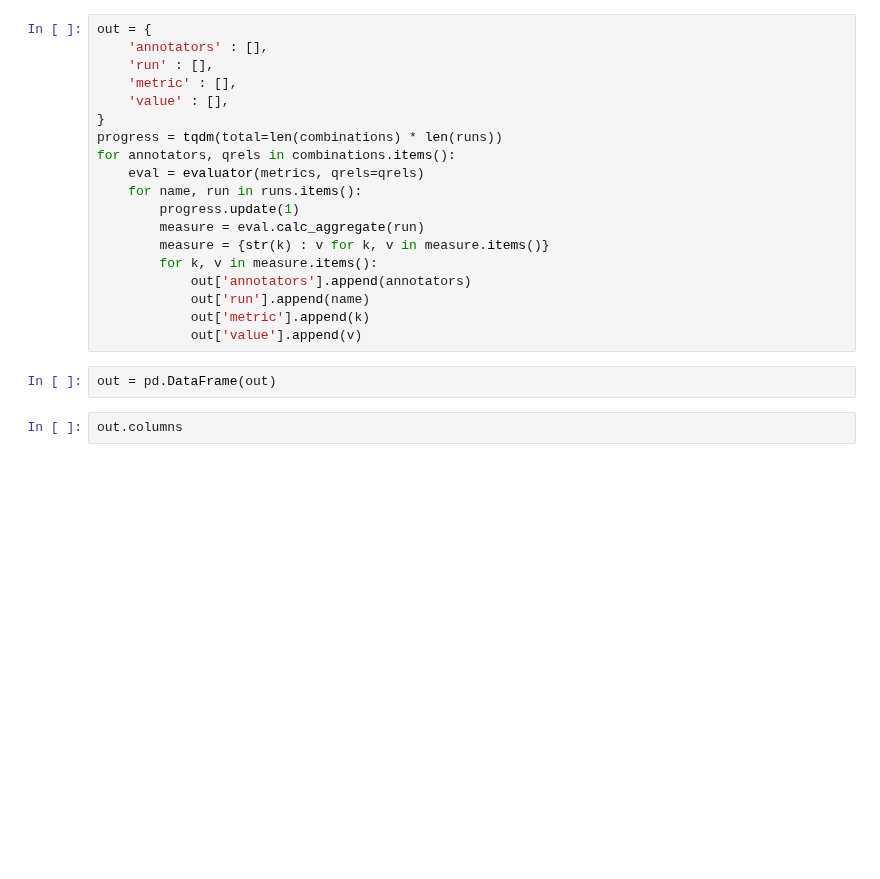
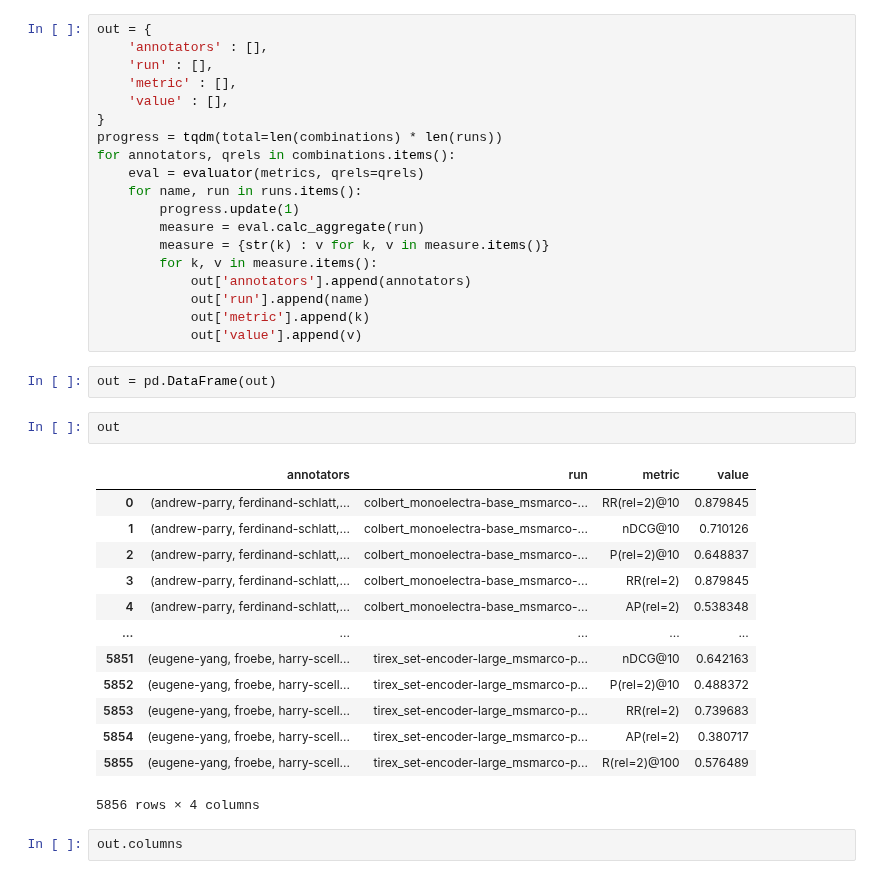
Before and after one commit to Parry-Parry/sigir25-annotation, a Jupyter notebook: analysis/main/system_order.ipynb, the cells around one changed output. Cells and saved outputs as stored; diff of their text form; blank space fills up the shorter version.

```diff
--- a/analysis/main/system_order.ipynb
+++ b/analysis/main/system_order.ipynb
@@ -190,6 +190,22 @@ for annotators, qrels in combinations.items():
             out['value'].append(v)
 # %%
 out = pd.DataFrame(out)
+# %%
+out
+# %% [output]
+|  | annotators | run | metric | value |
+| 0 | (andrew-parry, ferdinand-schlatt,... | colbert_monoelectra-base_msmarco-... | RR(rel=2)@10 | 0.879845 |
+| 1 | (andrew-parry, ferdinand-schlatt,... | colbert_monoelectra-base_msmarco-... | nDCG@10 | 0.710126 |
+| 2 | (andrew-parry, ferdinand-schlatt,... | colbert_monoelectra-base_msmarco-... | P(rel=2)@10 | 0.648837 |
+| 3 | (andrew-parry, ferdinand-schlatt,... | colbert_monoelectra-base_msmarco-... | RR(rel=2) | 0.879845 |
+| 4 | (andrew-parry, ferdinand-schlatt,... | colbert_monoelectra-base_msmarco-... | AP(rel=2) | 0.538348 |
+| ... | ... | ... | ... | ... |
+| 5851 | (eugene-yang, froebe, harry-scell... | tirex_set-encoder-large_msmarco-p... | nDCG@10 | 0.642163 |
+| 5852 | (eugene-yang, froebe, harry-scell... | tirex_set-encoder-large_msmarco-p... | P(rel=2)@10 | 0.488372 |
+| 5853 | (eugene-yang, froebe, harry-scell... | tirex_set-encoder-large_msmarco-p... | RR(rel=2) | 0.739683 |
+| 5854 | (eugene-yang, froebe, harry-scell... | tirex_set-encoder-large_msmarco-p... | AP(rel=2) | 0.380717 |
+| 5855 | (eugene-yang, froebe, harry-scell... | tirex_set-encoder-large_msmarco-p... | R(rel=2)@100 | 0.576489 |
+5856 rows × 4 columns
 # %%
 out.columns
 # %% [output]
```
Also changed, not shown: parts of 2 cells of this notebook.
